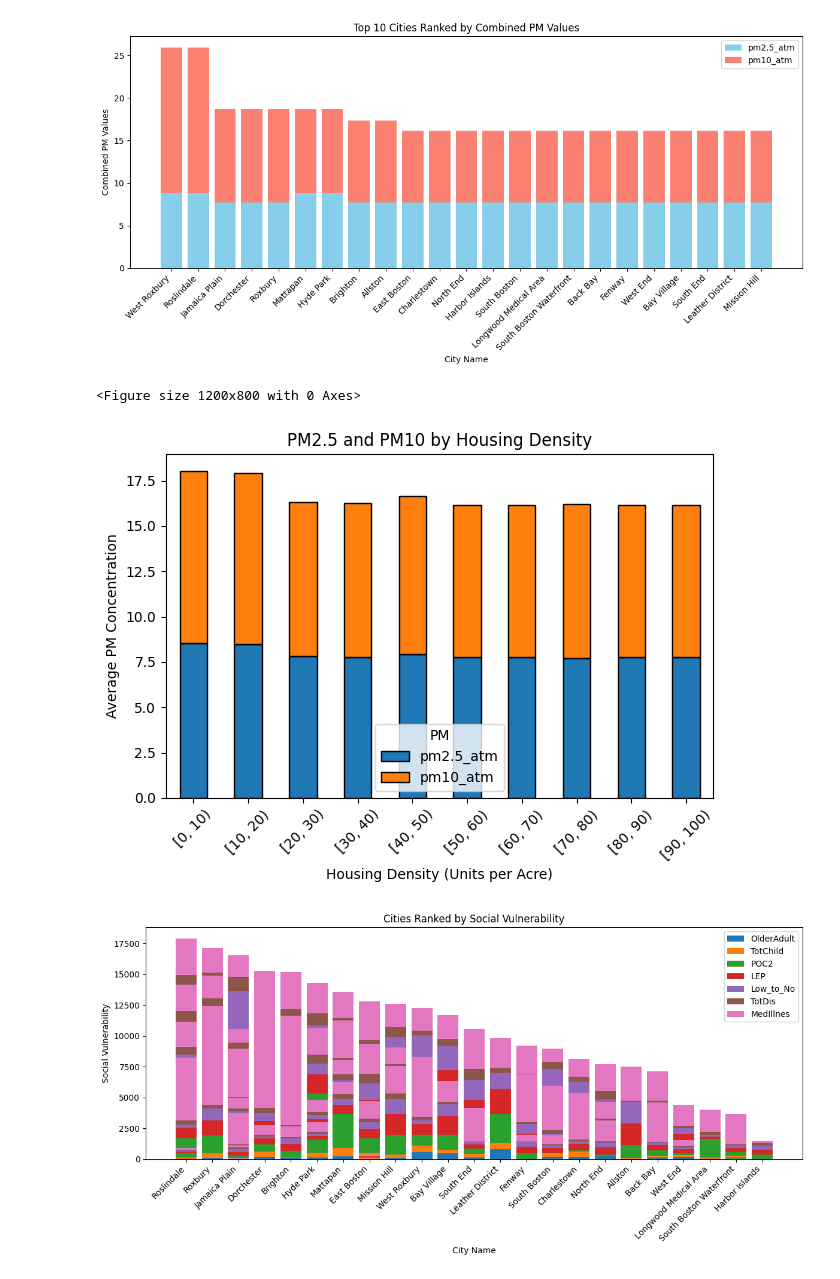
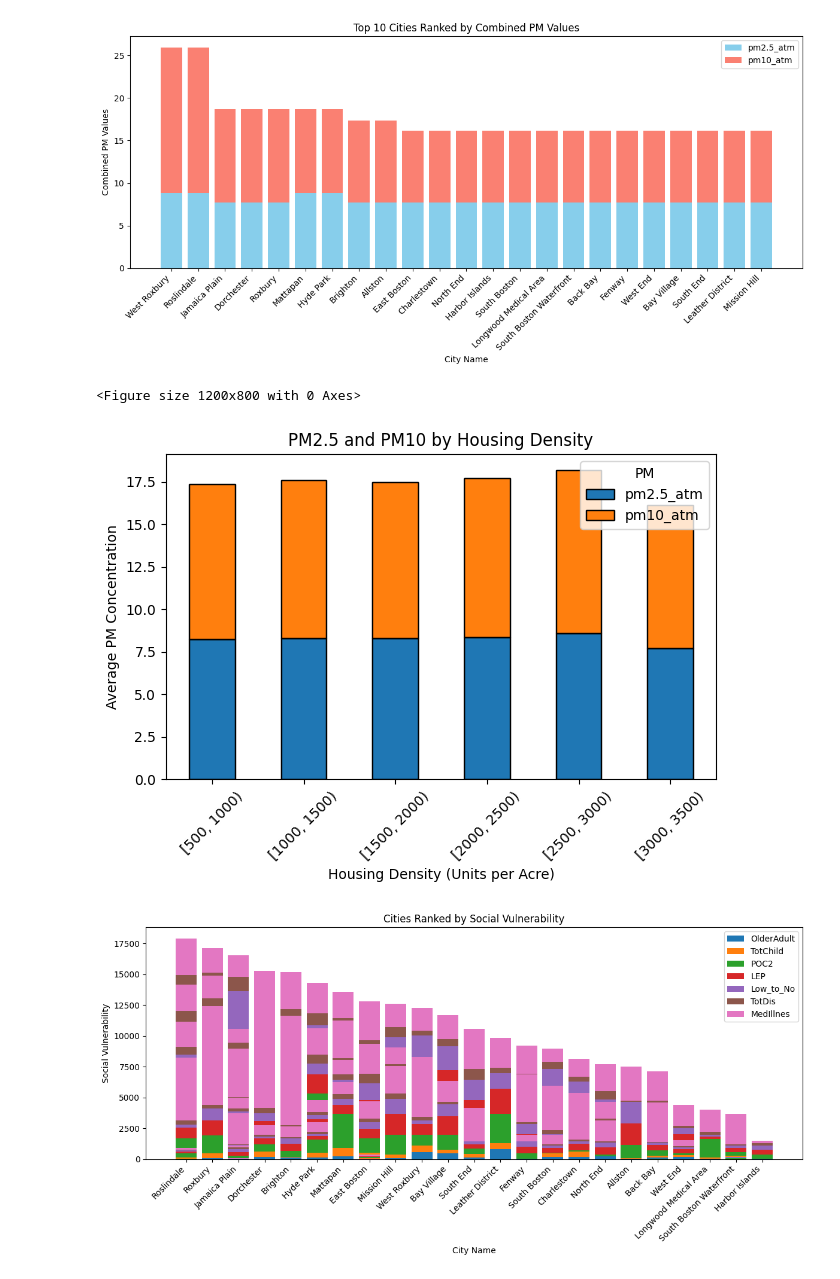
Before and after one commit to BU-Spark/ds-boston-transit-air-quality, a Jupyter notebook: fa23-team-a/code/new.ipynb, the cells around one changed output. Cells and saved outputs as stored; diff of their text form; code cells hidden in the pictures.

Commit message:
rotation

```diff
--- a/fa23-team-a/code/new.ipynb
+++ b/fa23-team-a/code/new.ipynb
@@ -11,7 +11,7 @@ import matplotlib.pyplot as plt
 file_path = "../data/boston_dem.csv"
 data = pd.read_csv(file_path)
 
-data['Housing Density'] = data['HU100_RE'] / data['AREA_ACRES']
+data['Housing Density'] = data['HU100_RE']
 
 data_sorted = data.sort_values(by='Housing Density', ascending=False)
 
@@ -21,7 +21,7 @@ plt.bar(data_sorted['Name'], data_sorted['Housing Density'], color='skyblue')
 plt.xlabel('City Name')
 plt.ylabel('Housing Density (Units per Acre)')
 plt.title('Cities Ranked by Housing Density')
-plt.xticks(rotation=90, fontsize=8)
+plt.xticks(rotation=45, ha='right')
 
 plt.tight_layout()
 plt.show()
@@ -51,30 +51,30 @@ plt.show()
 # %%
 import matplotlib.pyplot as plt
 import pandas as pd
 
 # Calculate combined PM (pm2.5_atm + pm10_atm)
 data['Combined_PM'] = data['pm2.5_atm'] + data['pm10_atm']
 
 # Define the bin edges for housing density
-bin_edges = [0, 10, 20, 30, 40, 50, 60, 70, 80, 90, 100]  # Adjust the bin edges as needed
+bin_edges = [500, 1000, 1500, 2000, 2500, 3000, 3500]  # Adjust the bin edges as needed
 
 data['Housing Density Bin'] = pd.cut(data['Housing Density'], bins=bin_edges, right=False)
 
 grouped_data = data.groupby('Housing Density Bin')[['pm2.5_atm', 'pm10_atm']].mean()
 
 # Plot the data as a stacked bar chart
 plt.figure(figsize=(12, 8))
 grouped_data.plot(kind='bar', stacked=True, edgecolor='black')
 plt.title('PM2.5 and PM10 by Housing Density')
 plt.xlabel('Housing Density (Units per Acre)')
 plt.ylabel('Average PM Concentration')
 plt.xticks(rotation=45)
 plt.tight_layout()
 plt.legend(title='PM', labels=['pm2.5_atm', 'pm10_atm'])
 plt.show()
 # %% [output]
 <Figure size 1200x800 with 0 Axes>
-[figure, old version]
+[figure, new version]
 # %%
 import matplotlib.pyplot as plt
 
```
Also changed, not shown: parts of 1 cell of this notebook.
